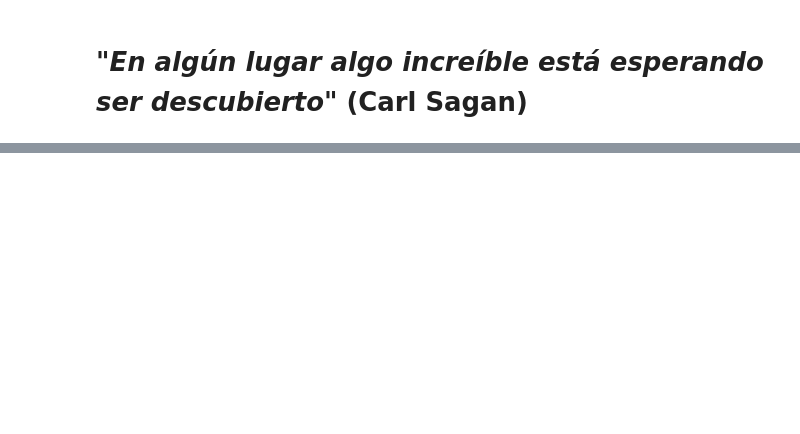
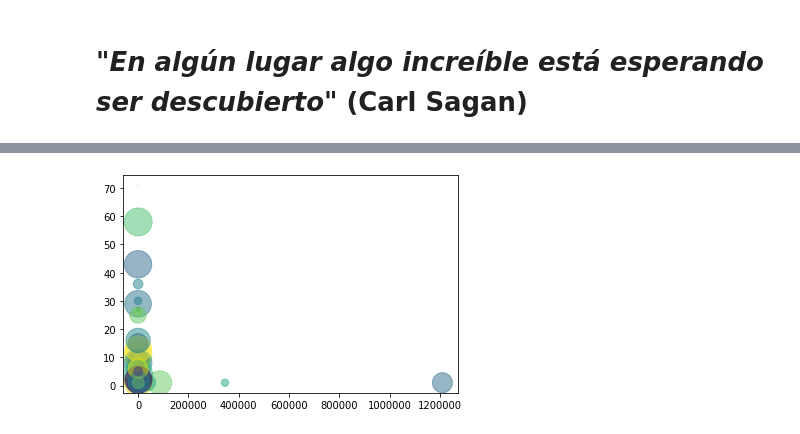
Before and after one commit to JavierLuna/data-labs, a Jupyter notebook: module-1/pipelines-project/your-code/ufo_analysis.ipynb, the cells around one changed output, grey strips where cells are left out. Saved outputs shown, nothing was run; the diff lists cells and outputs as text; code cells hidden in the pictures; blank space fills up the shorter version.

```diff
--- a/module-1/pipelines-project/your-code/ufo_analysis.ipynb
+++ b/module-1/pipelines-project/your-code/ufo_analysis.ipynb
@@ -65,7 +73,7 @@ def extractItemByIndex(df, col, index):
 def getFrequencies(df, col):
     dictionary = {}
     sorted_df_col = sorted(df[col])
-    unique_items = set(sorted_df_col)
+    unique_items = set(df[col])
     for item in unique_items:
         dictionary[item] = sorted_df_col.count(item)
 
@@ -143,0 +265,12 @@ so
+# %%
+def filter_dataframe_by_column_value(df, col, value):
+    return df[df[col] == value]
+
+australian_ufos = ufo[ufo['country'] == 'au']
+australian_ufos.drop(['described_duration_of_encounter', 'state/province', 'months_aux'], axis ='columns', inplace = True)
+australian_ufos['UFO_shape'].value_counts()
+australian_ufos['length_of_encounter_seconds'] = converItemNumberType(australian_ufos, 'length_of_encounter_seconds', float)
+australian_ufos.drop(
+    australian_ufos[(australian_ufos['UFO_shape'] == 'unknown') &
+                    (australian_ufos['length_of_encounter_seconds'] < 300)].index)
+australian_ufos['length_of_encounter_seconds'].value_counts()
@@ -143,0 +304,16 @@ so
+# %%
+lol = getFrequencies(australian_ufos, 'length_of_encounter_seconds')
+# %%
+import numpy as np
+import matplotlib.pyplot as plt
+
+N = 56
+x = lol.keys()
+y = lol.values()
+colors = np.random.rand(N)
+area = (30 * np.random.rand(N))**2  # 0 to 15 point radii
+
+plt.scatter(x, y, s=area, c=colors, alpha=0.5)
+plt.show()
+# %% [output]
+[figure, added]
```
Also changed, not shown: parts of 16 cells of this notebook, 1 other file.
